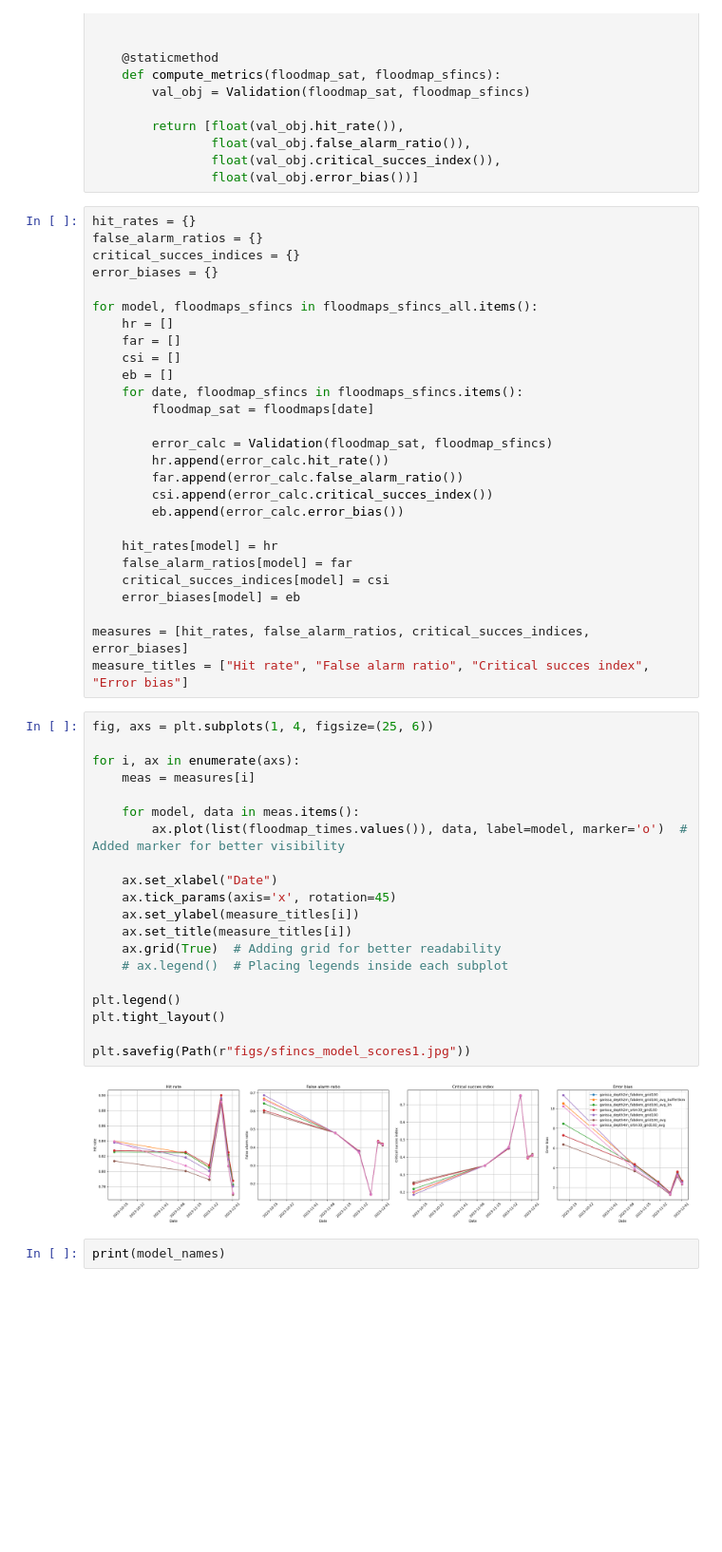
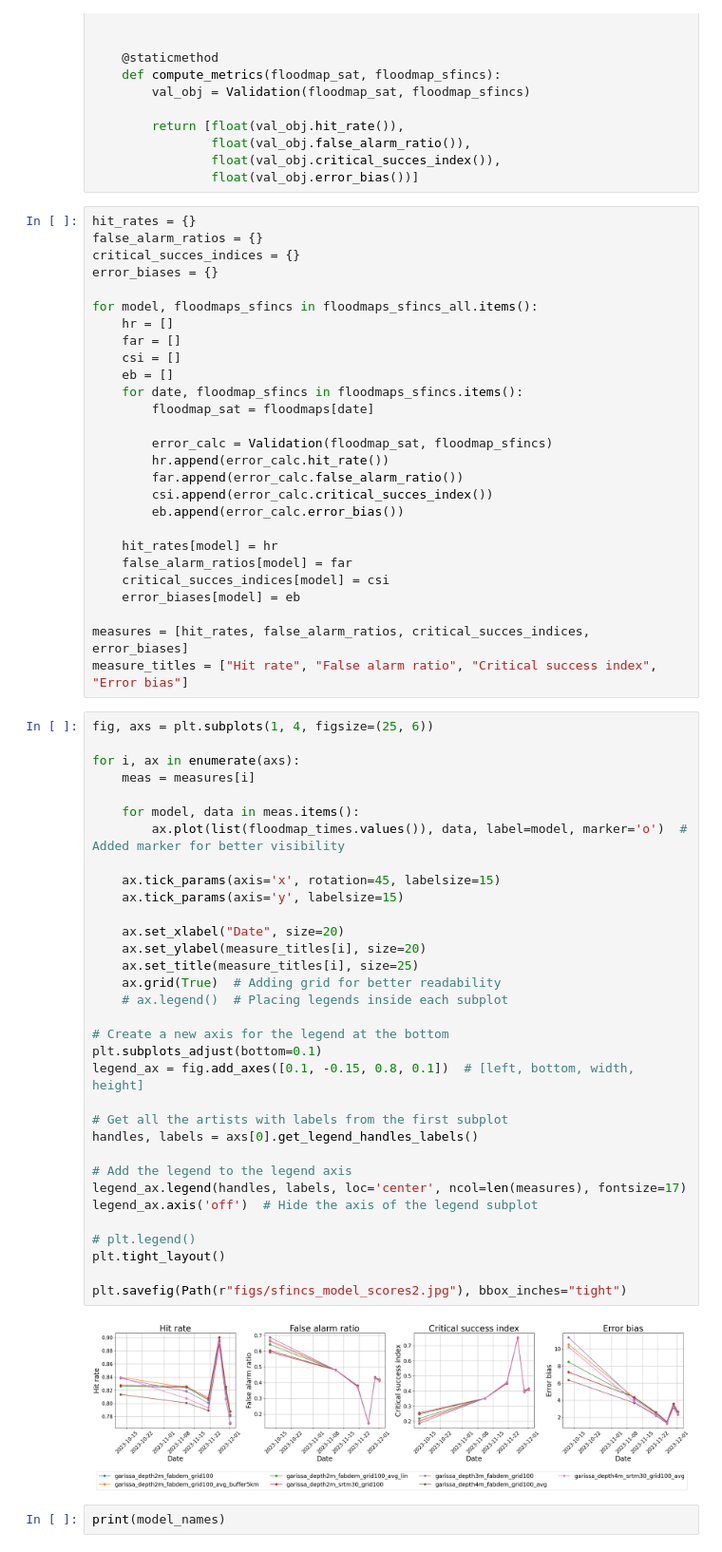
Before and after one commit to pjdebruijn2505/Git_mdp, a Jupyter notebook: SFINCS/d_preprocess_floodmaps.ipynb, the cells around one changed output. Shown at 95% size. Saved outputs shown, nothing was run; the diff lists cells and outputs as text; blank space fills up the shorter version.

Commit message:
adjusted label size of figures

```diff
--- a/SFINCS/d_preprocess_floodmaps.ipynb
+++ b/SFINCS/d_preprocess_floodmaps.ipynb
@@ -326,29 +326,42 @@ for model, floodmaps_sfincs in floodmaps_sfincs_all.items():
     error_biases[model] = eb
 
 measures = [hit_rates, false_alarm_ratios, critical_succes_indices, error_biases]
-measure_titles = ["Hit rate", "False alarm ratio", "Critical succes index", "Error bias"]
+measure_titles = ["Hit rate", "False alarm ratio", "Critical success index", "Error bias"]
 # %%
 fig, axs = plt.subplots(1, 4, figsize=(25, 6))
 
 for i, ax in enumerate(axs):
     meas = measures[i]
 
     for model, data in meas.items():
         ax.plot(list(floodmap_times.values()), data, label=model, marker='o')  # Added marker for better visibility
 
-    ax.set_xlabel("Date")
-    ax.tick_params(axis='x', rotation=45)
-    ax.set_ylabel(measure_titles[i])
-    ax.set_title(measure_titles[i])
+    ax.tick_params(axis='x', rotation=45, labelsize=15)
+    ax.tick_params(axis='y', labelsize=15)
+
+    ax.set_xlabel("Date", size=20)
+    ax.set_ylabel(measure_titles[i], size=20)
+    ax.set_title(measure_titles[i], size=25)
     ax.grid(True)  # Adding grid for better readability
     # ax.legend()  # Placing legends inside each subplot
 
-plt.legend()
+# Create a new axis for the legend at the bottom
+plt.subplots_adjust(bottom=0.1)
+legend_ax = fig.add_axes([0.1, -0.15, 0.8, 0.1])  # [left, bottom, width, height]
+
+# Get all the artists with labels from the first subplot
+handles, labels = axs[0].get_legend_handles_labels()
+
+# Add the legend to the legend axis
+legend_ax.legend(handles, labels, loc='center', ncol=len(measures), fontsize=17)
+legend_ax.axis('off')  # Hide the axis of the legend subplot
+
+# plt.legend()
 plt.tight_layout()
 
-plt.savefig(Path(r"figs/sfincs_model_scores1.jpg"))
+plt.savefig(Path(r"figs/sfincs_model_scores2.jpg"), bbox_inches="tight")
 # %% [output]
-[figure, old version]
+[figure, new version]
 # %%
 print(model_names)
 # %% [output]
```
Also changed, not shown: 4 other files.
